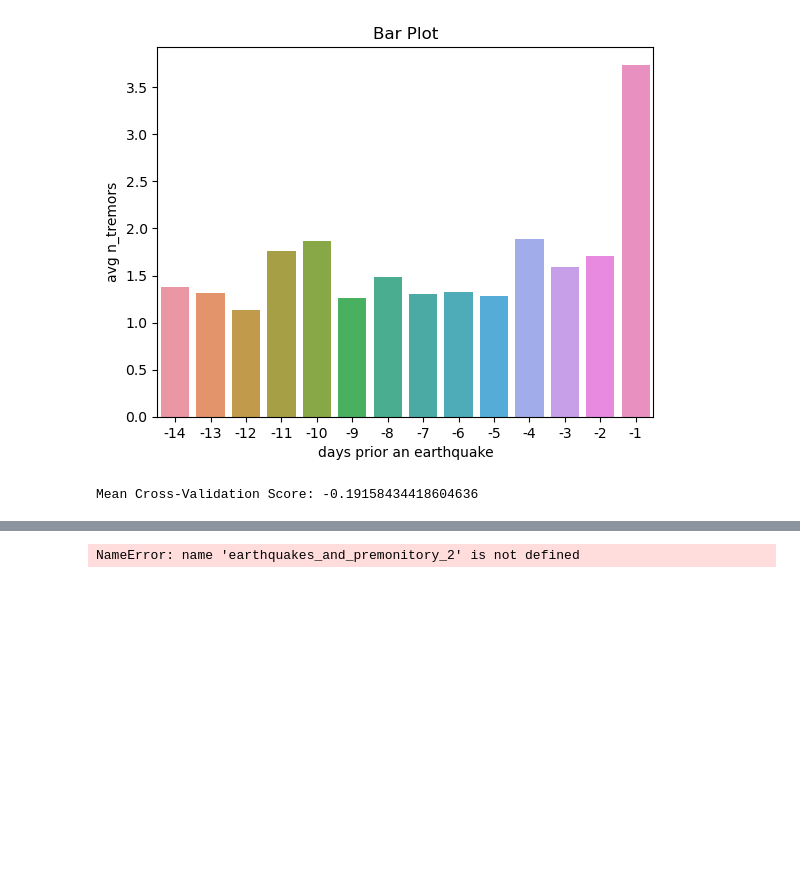
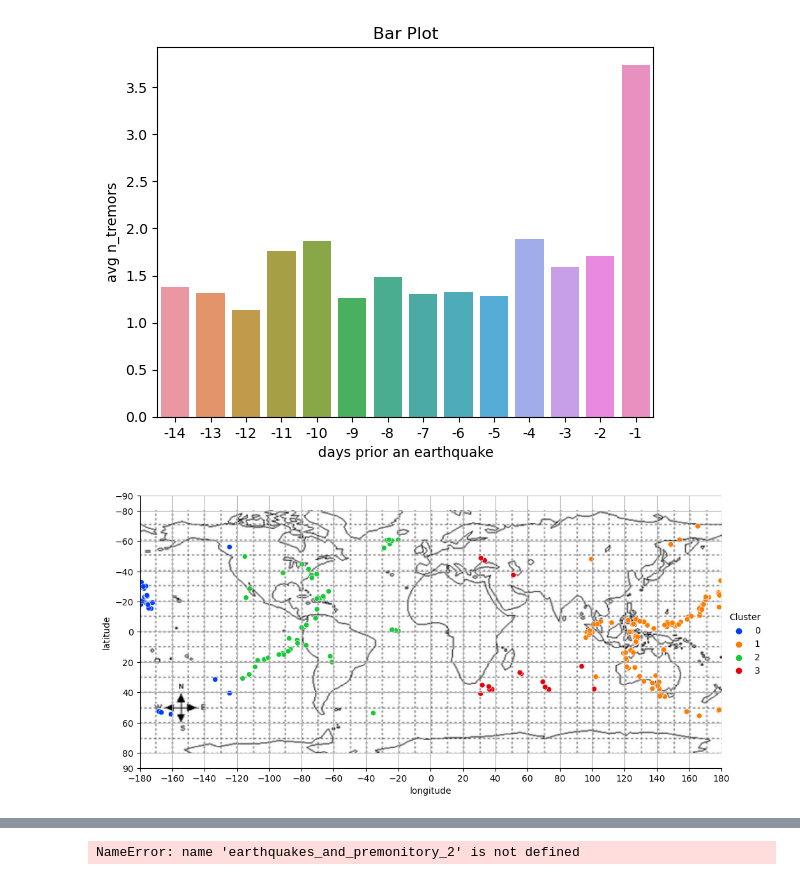
Before and after one commit to DiegoMZD/Earthquakes, a Jupyter notebook: jupyter_notebooks/Premonitory.ipynb, the cells around one changed output, grey strips where cells are left out. Drawn from its saved outputs; the diff is of its cells as text; code cells hidden in the pictures; blank space fills up the shorter version.

Commit message:
add map and clusters

```diff
--- a/jupyter_notebooks/Premonitory.ipynb
+++ b/jupyter_notebooks/Premonitory.ipynb
@@ -50,42 +52,31 @@ plt.title('Bar Plot')
 plt.show()
 # %% [output]
 [figure]
-# %%
-from sklearn.ensemble import RandomForestRegressor
-from sklearn.model_selection import cross_val_score
-
-y = premonitory_full.magnitudo
-X = premonitory_full.drop(columns = ['ID', 'significance', 'magnitudo', 'state','date'])
-X.fillna(0, inplace = True)
-rf_regressor = RandomForestRegressor()
-
-cv_scores = cross_val_score(rf_regressor, X, y, cv=5, scoring='neg_mean_squared_error')
-mean_cv_score = np.mean(cv_scores)
-print("Mean Cross-Validation Score:", mean_cv_score)
-# %% [output]
-Mean Cross-Validation Score: -0.19158434418604636
 # %%
 from sklearn.cluster import KMeans
+
 X_1 = premonitory_full.loc[:,["latitude","longitude"]]
-kmeans = KMeans(n_clusters = 4, random_state = 0)
+kmeans = KMeans(n_clusters = 4, random_state = 0, n_init = 10)
 X_1["Cluster"] = kmeans.fit_predict(X_1)
 X_1["Cluster"] = X_1["Cluster"].astype("category")
 plot = sns.relplot(
-    x = "longitude", y = "latitude", hue = "Cluster", data = X_1, palette = "bright", height = 6, aspect = 2
+    x = "longitude", y = "latitude", hue = "Cluster", data = X_1, palette = "bright", height = 5, aspect = 2
 )
 plot.ax.grid(True)
 
-img = plt.imread("C:/Users/DIEGO MEZA/OneDrive/Documentos/Project_Earthquakes/map.jpg")
+img = plt.imread("../images/map.jpg")
 #img_extent = [X_1["longitude"].min(), X_1["longitude"].max(), X_1["latitude"].min(), X_1["latitude"].max()]
 img_extent = [-180,180,80,-80]
 plot.ax.imshow(img, extent=img_extent, aspect="auto", zorder=-1)
 
 custom_yticks = [-90, -80, -60, -40, -20, 0, 20, 40, 60, 80, 90]
 custom_xticks = [-180, -160, -140, -120, -100, -80, -60, -40, -20, 0, 20, 40, 60, 80, 100, 120, 140, 160, 180]
 plot.ax.set_xticks(custom_xticks)
 plot.ax.set_yticks(custom_yticks)
 
 plt.show()
+# %% [output]
+[figure, added]
 # %%
 premonitory_full["location_cluster"] = X_1.Cluster
 premonitory_full.columns
```
Also changed, not shown: parts of 4 cells of this notebook.
